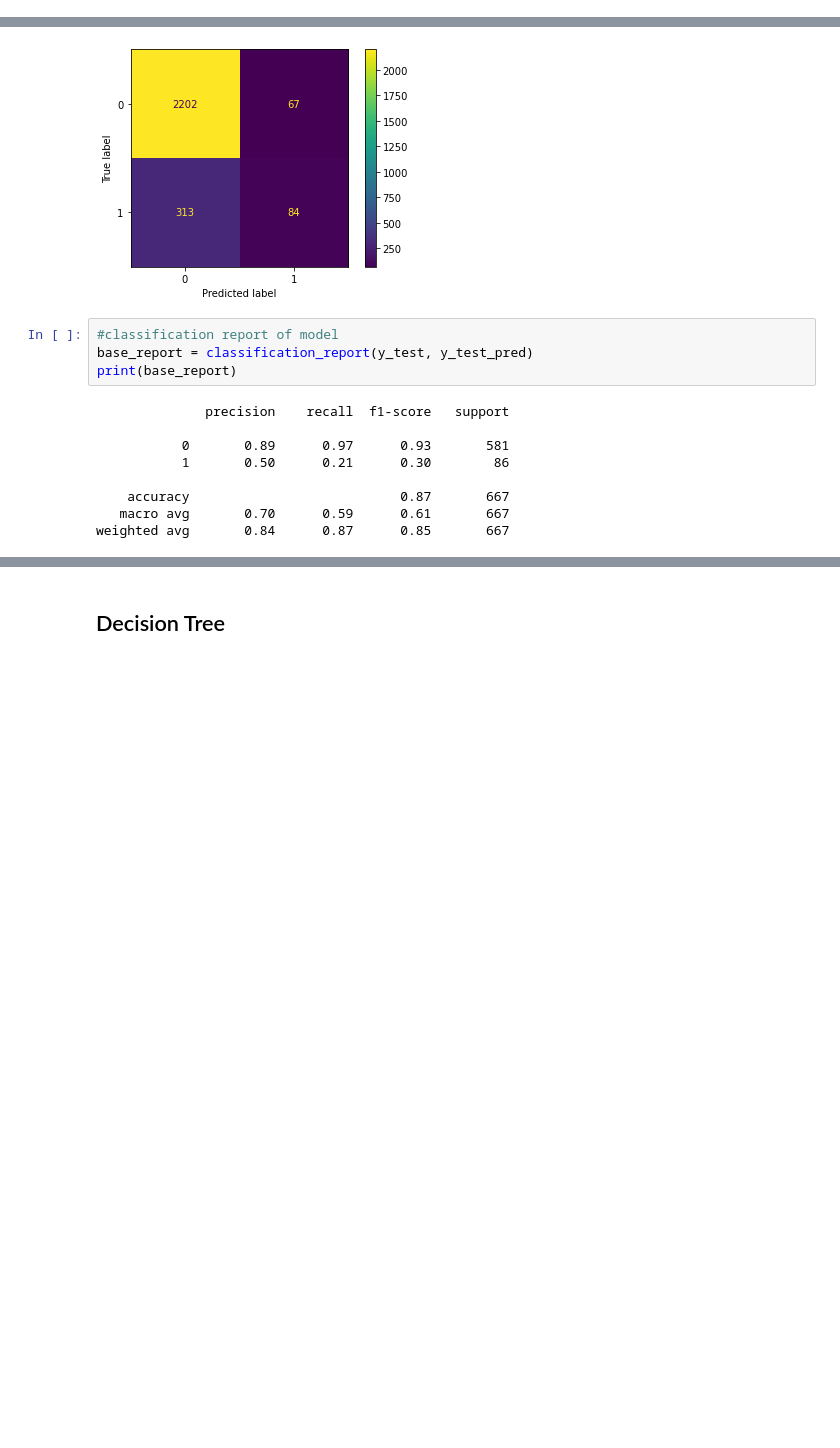
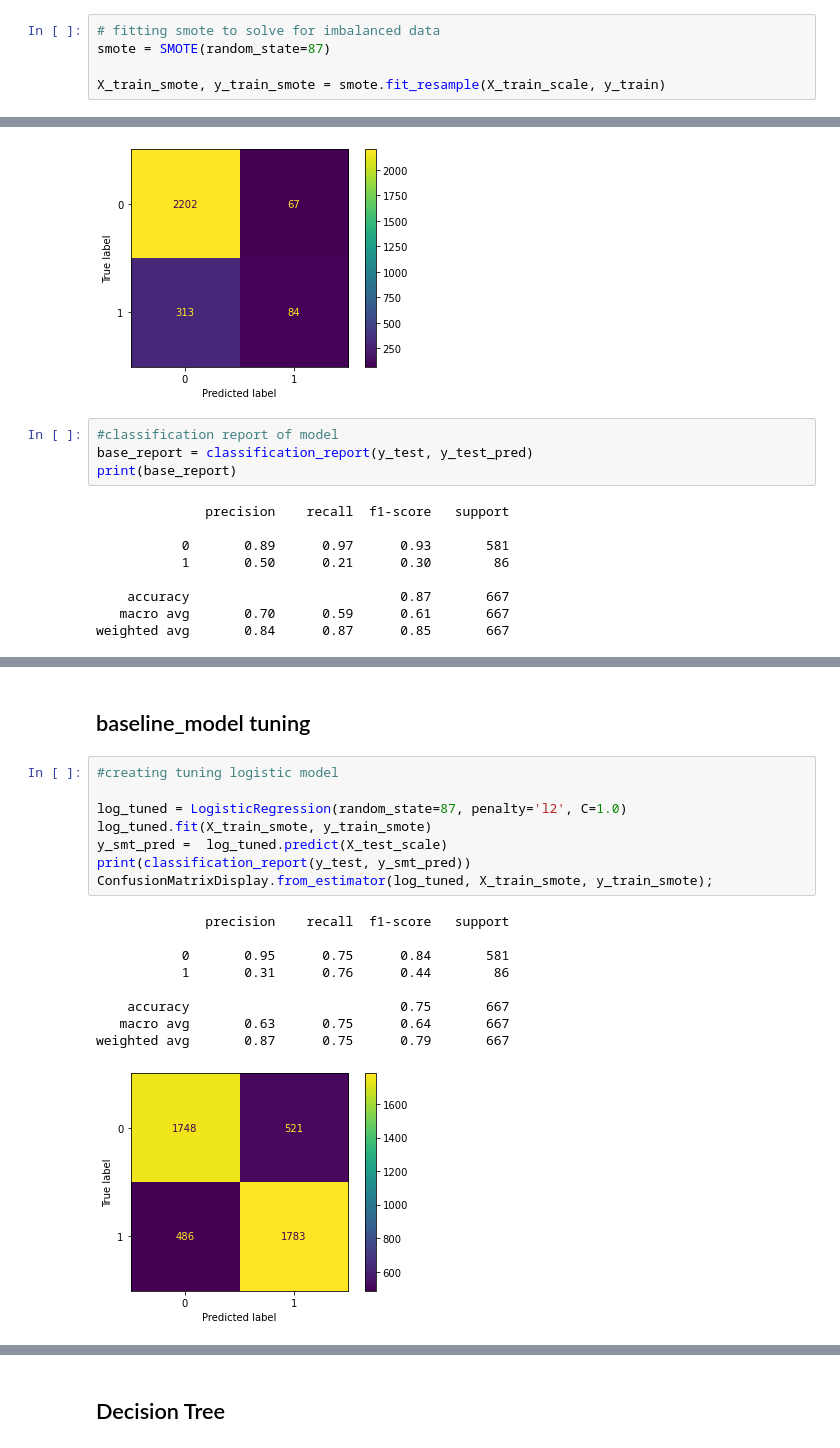
Before and after one commit to S-Kagwi/Phase-3-Project, a Jupyter notebook: student.ipynb, the cells around one changed output, grey strips where cells are left out. Drawn from its saved outputs; the diff is of its cells as text; blank space fills up the shorter version.

```diff
--- a/student.ipynb
+++ b/student.ipynb
@@ -369 +355,6 @@ X_test_scale = scaler.transform(X_test)
+# %%
+# fitting smote to solve for imbalanced data
+smote = SMOTE(random_state=87)
+
+X_train_smote, y_train_smote = smote.fit_resample(X_train_scale, y_train)
 # %% [markdown]
@@ -420,0 +411,20 @@ weighted avg       0.84      0.87      0.85       667
+# %% [markdown]
+## baseline_model tuning
+# %%
+#creating tuning logistic model
+
+log_tuned = LogisticRegression(random_state=87, penalty='l2', C=1.0)
+log_tuned.fit(X_train_smote, y_train_smote)
+y_smt_pred =  log_tuned.predict(X_test_scale)
+print(classification_report(y_test, y_smt_pred))
+ConfusionMatrixDisplay.from_estimator(log_tuned, X_train_smote, y_train_smote);
+# %% [output]
+              precision    recall  f1-score   support
+
+           0       0.95      0.75      0.84       581
+           1       0.31      0.76      0.44        86
+
+    accuracy                           0.75       667
+   macro avg       0.63      0.75      0.64       667
+weighted avg       0.87      0.75      0.79       667
+[figure, added]
```
Also changed, not shown: parts of 35 cells of this notebook.
